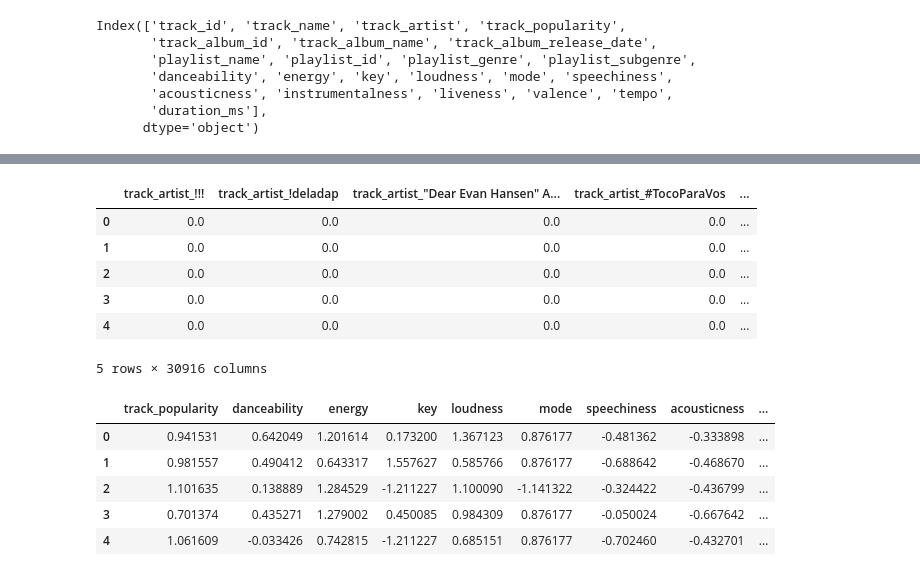
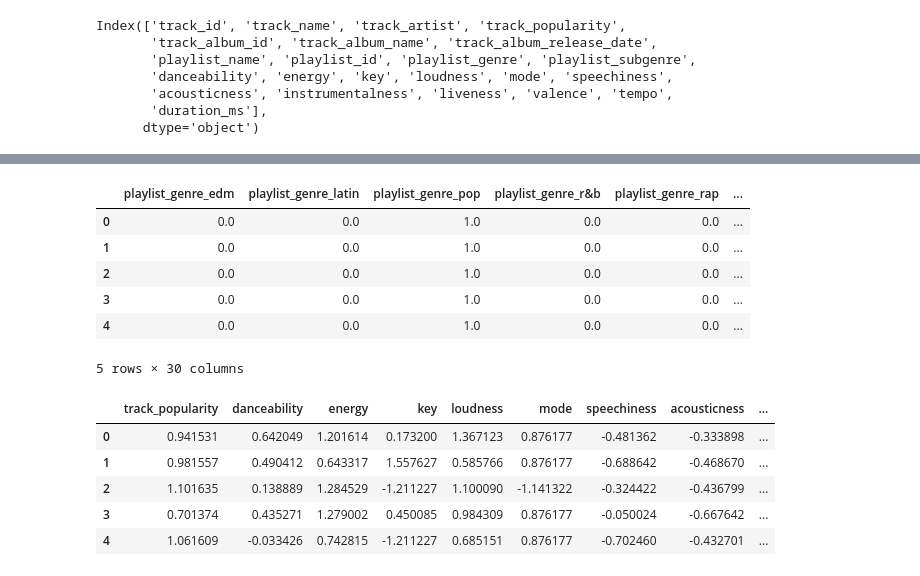
Before and after one commit to lamicebaayno/SongRecommendation-IntroToAI, a Jupyter notebook: song_recommender.ipynb, the cells around one changed output, grey strips where cells are left out. Drawn from its saved outputs; the diff is of its cells as text; code cells hidden in the pictures.

```diff
--- a/song_recommender.ipynb
+++ b/song_recommender.ipynb
@@ -6,7 +6,7 @@ import os
 from sklearn.preprocessing import StandardScaler, OneHotEncoder
 from sklearn.neighbors import NearestNeighbors
 # %%
-dataset = pd.read_csv(os.getcwd() + '/archive/spotify_songs.csv')
+dataset = pd.read_csv(os.getcwd() + '/spotify_songs.csv')
 dataset.head()
 # %% [output]
 |  | track_id | track_name | track_artist | track_popularity | track_album_id | track_album_name | ... |
@@ -45,3 +45,7 @@ numeric_features = ['track_popularity',
                     'liveness',
                     'valence',
                     'tempo']
+
+test_categorical = [
+                    'playlist_genre',
+                    'playlist_subgenre']
@@ -48,17 +102,18 @@ numeric_features = ['track_popularity',
 # %%
 encoder = OneHotEncoder()
-encoded_categorical = encoder.fit_transform(dataset[categorical_features]).toarray()
-encoded_categorical_df = pd.DataFrame(encoded_categorical, columns=encoder.get_feature_names_out(categorical_features))
+# Changed to use test_categorical, a set of variables that doesn't have the 10k+ entry problem mainly for testing
+encoded_categorical = encoder.fit_transform(dataset[test_categorical]).toarray()
+encoded_categorical_df = pd.DataFrame(encoded_categorical, columns=encoder.get_feature_names_out(test_categorical))
 
 encoded_categorical_df.head()
 # %% [output]
-|  | track_artist_!!! | track_artist_!deladap | track_artist_"Dear Evan Hansen" A... | track_artist_#TocoParaVos | ... |
-| 0 | 0.0 | 0.0 | 0.0 | 0.0 | ... |
-| 1 | 0.0 | 0.0 | 0.0 | 0.0 | ... |
-| 2 | 0.0 | 0.0 | 0.0 | 0.0 | ... |
-| 3 | 0.0 | 0.0 | 0.0 | 0.0 | ... |
-| 4 | 0.0 | 0.0 | 0.0 | 0.0 | ... |
+|  | playlist_genre_edm | playlist_genre_latin | playlist_genre_pop | playlist_genre_r&b | playlist_genre_rap | ... |
+| 0 | 0.0 | 0.0 | 1.0 | 0.0 | 0.0 | ... |
+| 1 | 0.0 | 0.0 | 1.0 | 0.0 | 0.0 | ... |
+| 2 | 0.0 | 0.0 | 1.0 | 0.0 | 0.0 | ... |
+| 3 | 0.0 | 0.0 | 1.0 | 0.0 | 0.0 | ... |
+| 4 | 0.0 | 0.0 | 1.0 | 0.0 | 0.0 | ... |
-5 rows × 30916 columns
+5 rows × 30 columns
 # %%
 scaler = StandardScaler()
 scaled_numerical = scaler.fit_transform(dataset[numeric_features])
```
Also changed, not shown: parts of 4 cells of this notebook.
